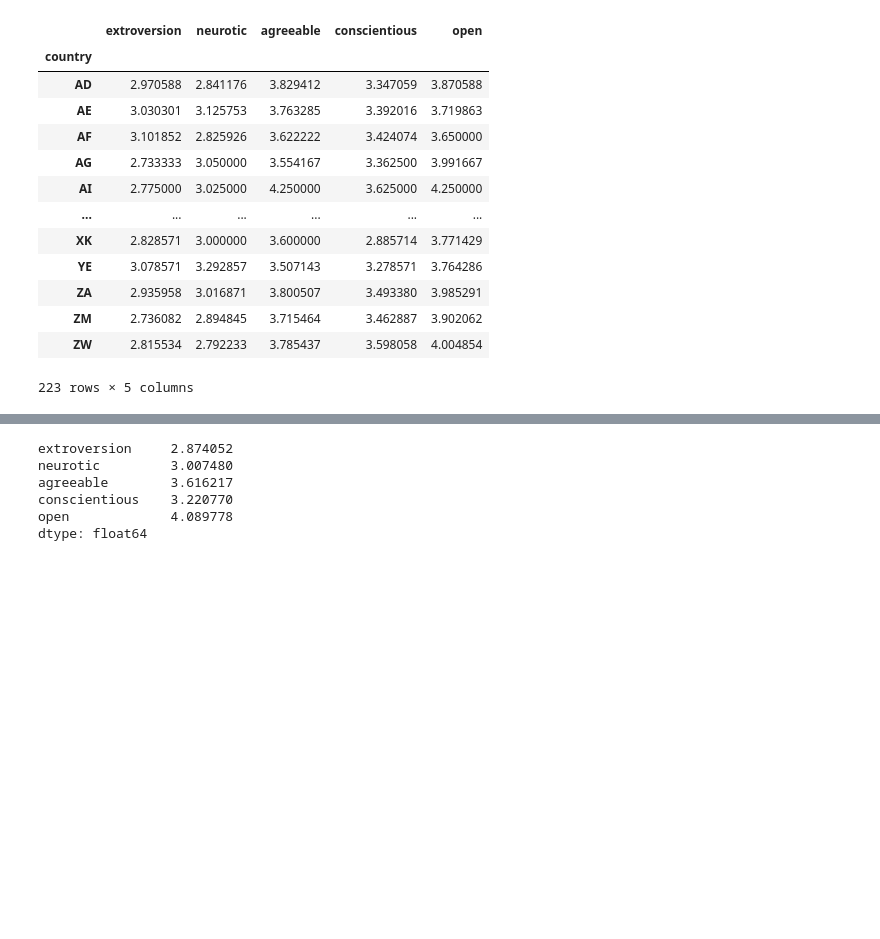
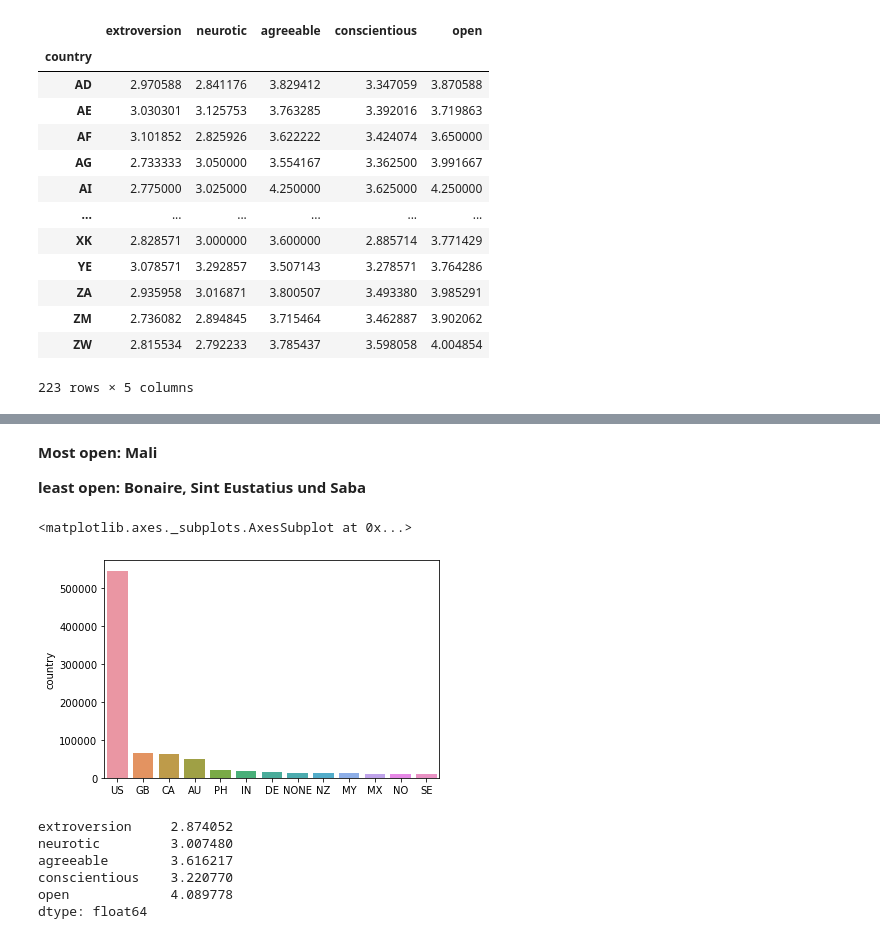
Before and after one commit to marvin2311/BigFive_Personality_Analysis, a Jupyter notebook: Part_Marco.ipynb, the cells around one changed output, grey strips where cells are left out. Saved outputs shown, nothing was run; the diff lists cells and outputs as text; code cells hidden in the pictures; blank space fills up the shorter version.

```diff
--- a/Part_Marco.ipynb
+++ b/Part_Marco.ipynb
@@ -557 +654,15 @@ print(country_means_per_category['open'].max())
+# %% [markdown]
+**Most open: Mali**
+
+**least open: Bonaire, Sint Eustatius und Saba**
+# %%
+#plot countries with more than 10.000 participants
+
+countries = pd.DataFrame(df['country'].value_counts())
+countries_10k = countries[countries['country'] >= 10000]
+
+sns.barplot(data=countries_10k, x=countries_10k.index, y='country')
+# %% [output]
+<matplotlib.axes._subplots.AxesSubplot at 0x...>
+[figure, added]
 # %%
```
Also changed, not shown: parts of 27 cells of this notebook.
